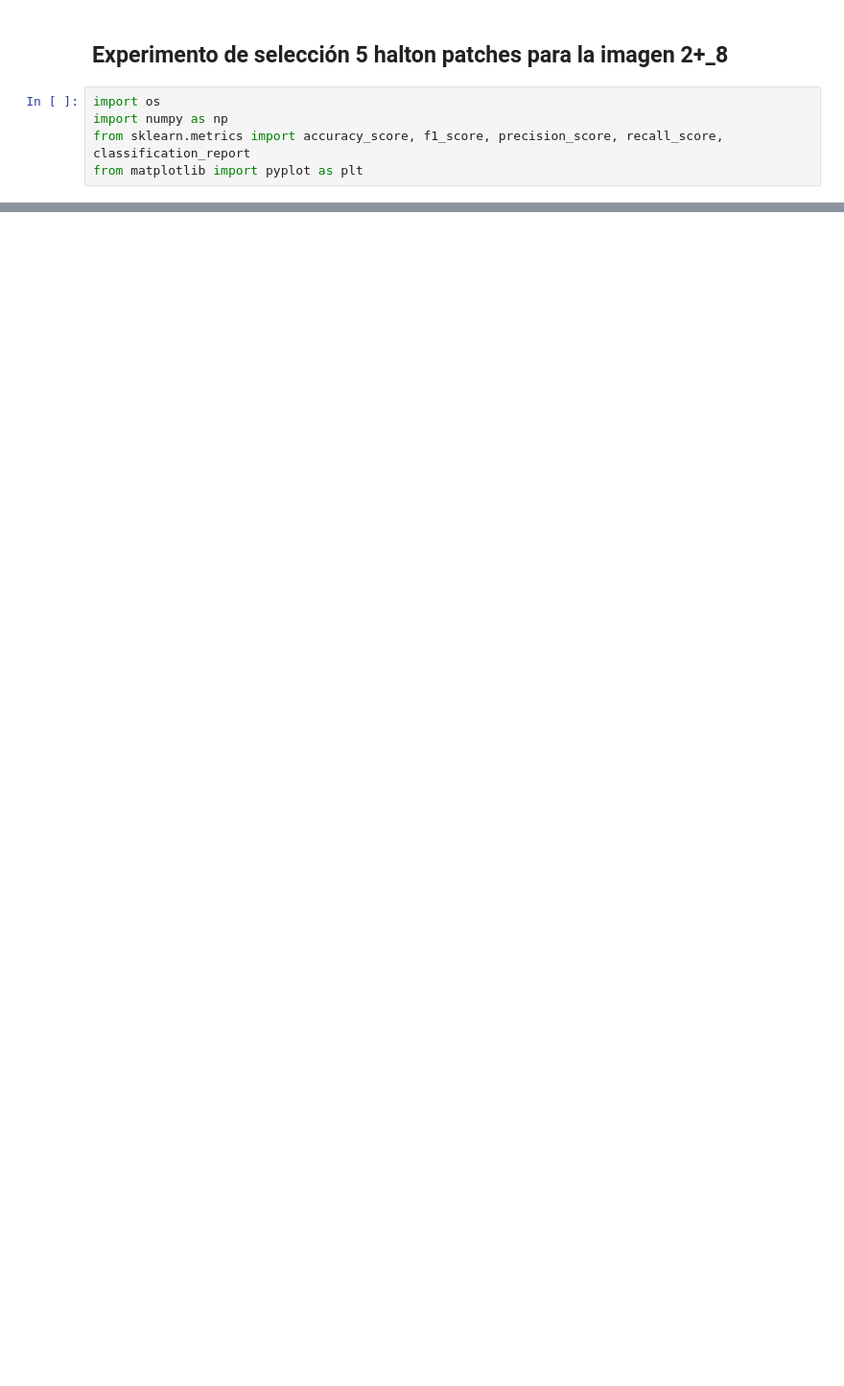
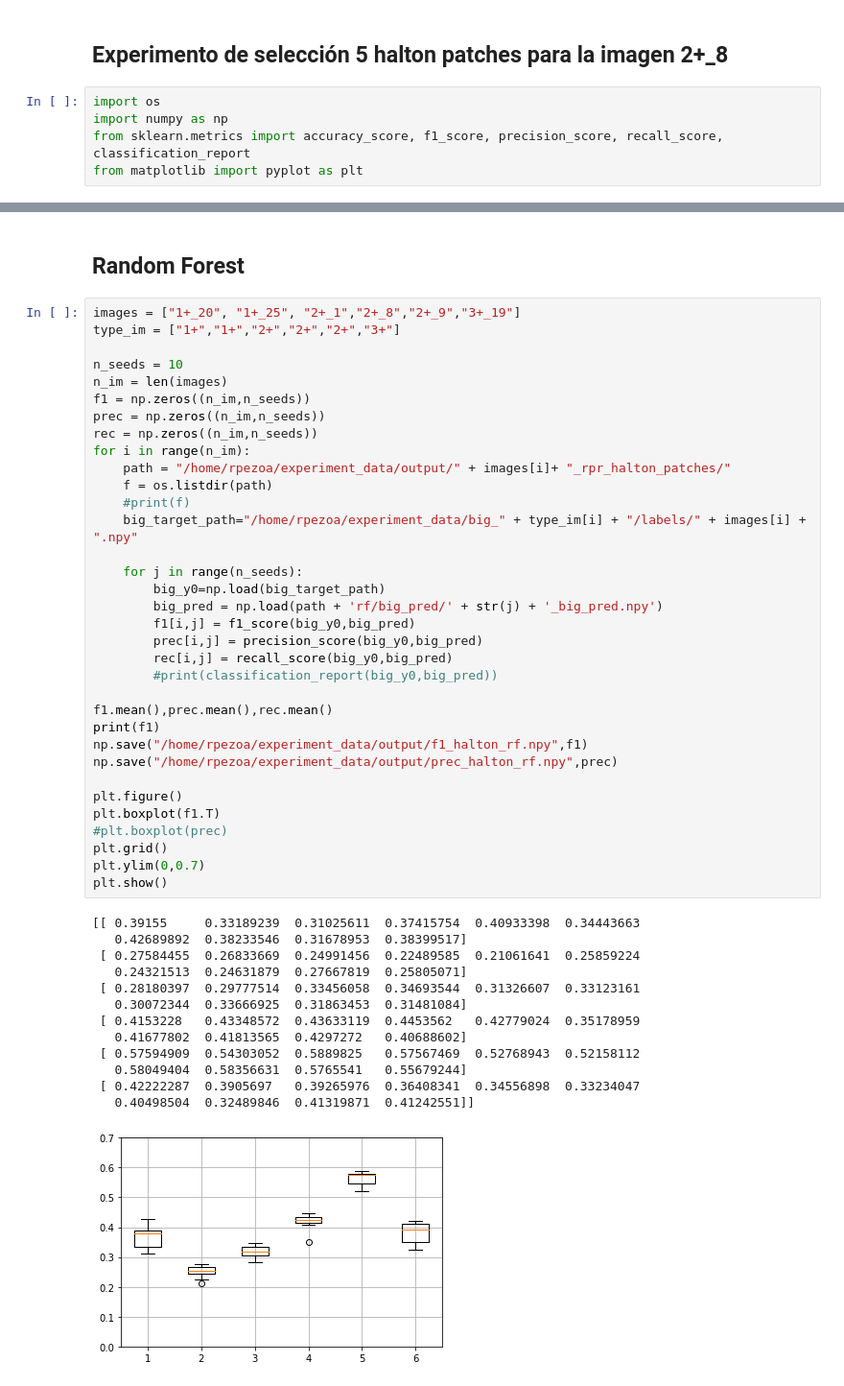
Before and after one commit to rpezoa/her2Segmentation, a Jupyter notebook: notebooks/halton_patch.ipynb, the cells around one changed output, grey strips where cells are left out. Shown at 96% size. Saved outputs shown, nothing was run; the diff lists cells and outputs as text; blank space fills up the shorter version.

```diff
--- a/notebooks/halton_patch.ipynb
+++ b/notebooks/halton_patch.ipynb
@@ -45,0 +128,50 @@ plt.show()
+# %% [markdown]
+## Random Forest
+# %%
+images = ["1+_20", "1+_25", "2+_1","2+_8","2+_9","3+_19"]
+type_im = ["1+","1+","2+","2+","2+","3+"]
+
+n_seeds = 10
+n_im = len(images)
+f1 = np.zeros((n_im,n_seeds))
+prec = np.zeros((n_im,n_seeds))
+rec = np.zeros((n_im,n_seeds))
+for i in range(n_im):
+    path = "/home/rpezoa/experiment_data/output/" + images[i]+ "_rpr_halton_patches/"
+    f = os.listdir(path)
+    #print(f)
+    big_target_path="/home/rpezoa/experiment_data/big_" + type_im[i] + "/labels/" + images[i] + ".npy"
+
+    for j in range(n_seeds):
+        big_y0=np.load(big_target_path)
+        big_pred = np.load(path + 'rf/big_pred/' + str(j) + '_big_pred.npy')
+        f1[i,j] = f1_score(big_y0,big_pred)
+        prec[i,j] = precision_score(big_y0,big_pred)
+        rec[i,j] = recall_score(big_y0,big_pred)
+        #print(classification_report(big_y0,big_pred))
+
+f1.mean(),prec.mean(),rec.mean()
+print(f1)
+np.save("/home/rpezoa/experiment_data/output/f1_halton_rf.npy",f1)
+np.save("/home/rpezoa/experiment_data/output/prec_halton_rf.npy",prec)
+
+plt.figure()
+plt.boxplot(f1.T)
+#plt.boxplot(prec)
+plt.grid()
+plt.ylim(0,0.7)
+plt.show()
+# %% [output]
+[[ 0.39155     0.33189239  0.31025611  0.37415754  0.40933398  0.34443663
+   0.42689892  0.38233546  0.31678953  0.38399517]
+ [ 0.27584455  0.26833669  0.24991456  0.22489585  0.21061641  0.25859224
+   0.24321513  0.24631879  0.27667819  0.25805071]
+ [ 0.28180397  0.29777514  0.33456058  0.34693544  0.31326607  0.33123161
+   0.30072344  0.33666925  0.31863453  0.31481084]
+ [ 0.4153228   0.43348572  0.43633119  0.4453562   0.42779024  0.35178959
+   0.41677802  0.41813565  0.4297272   0.40688602]
+ [ 0.57594909  0.54303052  0.5889825   0.57567469  0.52768943  0.52158112
+   0.58049404  0.58356631  0.5765541   0.55679244]
+ [ 0.42222287  0.3905697   0.39265976  0.36408341  0.34556898  0.33234047
+   0.40498504  0.32489846  0.41319871  0.41242551]]
+[figure, added]
```
Also changed, not shown: parts of 17 cells of this notebook, 1 other file.
